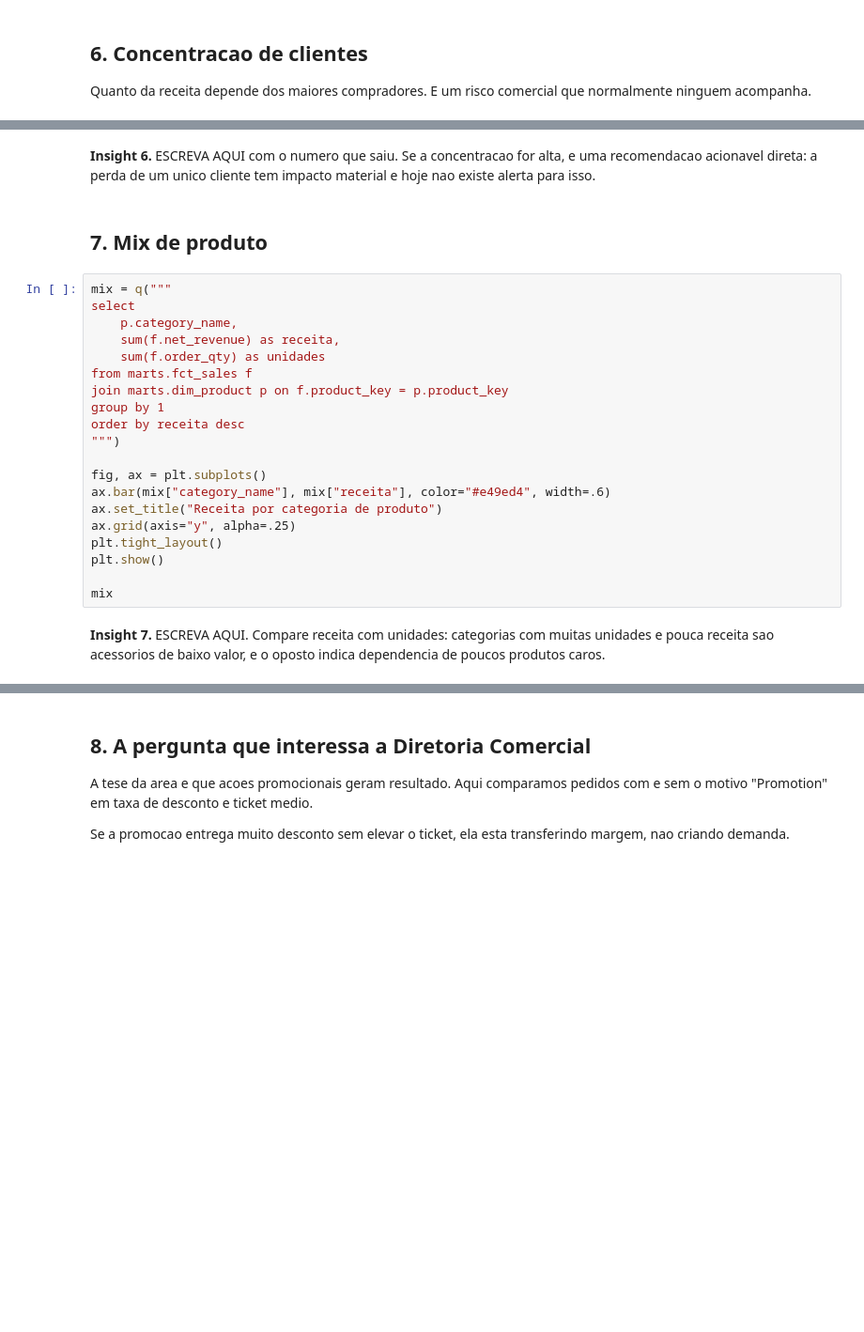
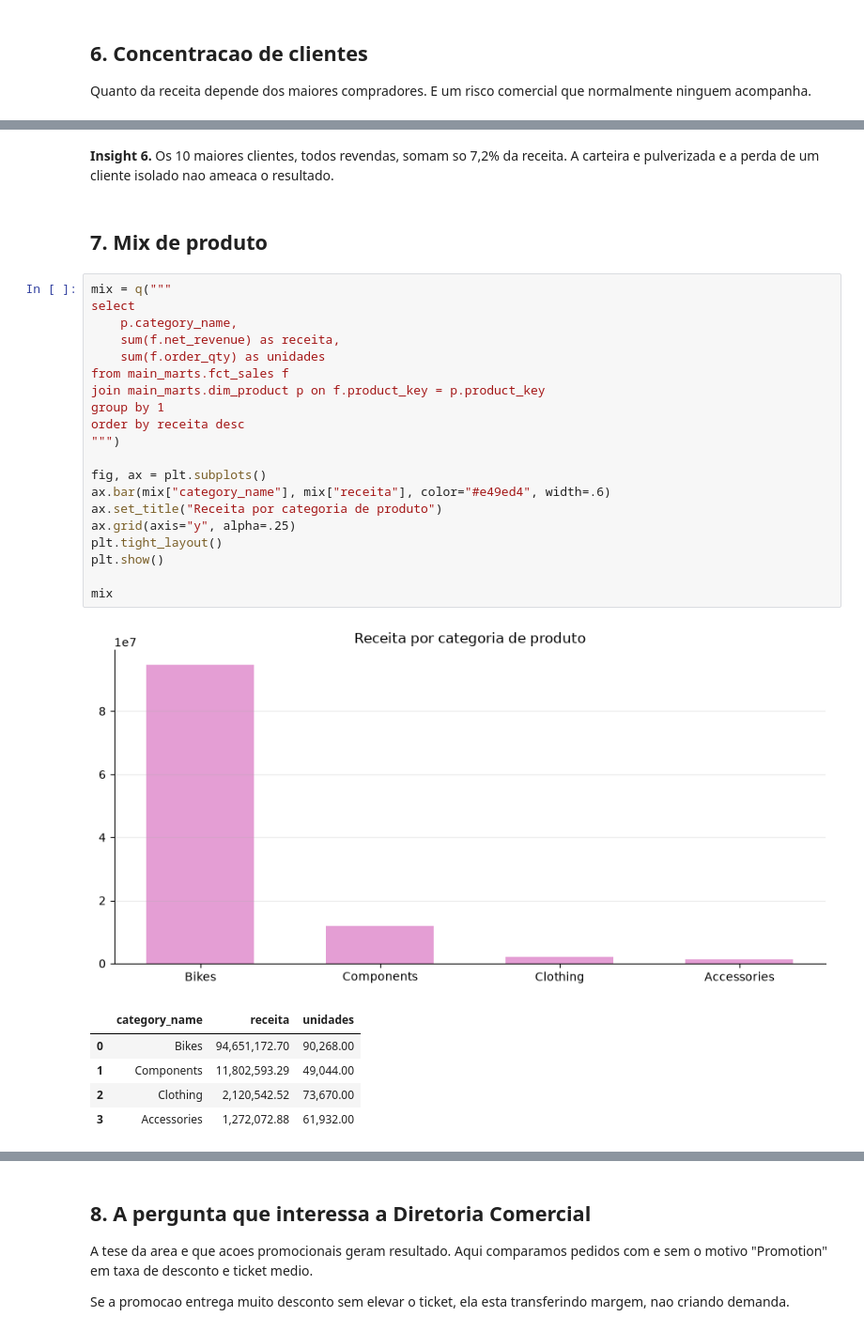
Before and after one commit to m4cneto/ae_certification_2026, a Jupyter notebook: analise/eda.ipynb, the cells around one changed output, grey strips where cells are left out. Shown at 94% size. Drawn from its saved outputs; the diff is of its cells as text; blank space fills up the shorter version.

```diff
--- a/analise/eda.ipynb
+++ b/analise/eda.ipynb
@@ -189,30 +223,31 @@ top_clientes
-# %% [markdown]
-**Insight 6.** ESCREVA AQUI com o numero que saiu. Se a concentracao for alta,
-e uma recomendacao acionavel direta: a perda de um unico cliente tem impacto
-material e hoje nao existe alerta para isso.
+# %% [markdown]
+**Insight 6.** Os 10 maiores clientes, todos revendas, somam so 7,2% da receita. A carteira e pulverizada e a perda de um cliente isolado nao ameaca o resultado.
 # %% [markdown]
 ## 7. Mix de produto
 # %%
 mix = q("""
 select
     p.category_name,
     sum(f.net_revenue) as receita,
     sum(f.order_qty) as unidades
-from marts.fct_sales f
-join marts.dim_product p on f.product_key = p.product_key
+from main_marts.fct_sales f
+join main_marts.dim_product p on f.product_key = p.product_key
 group by 1
 order by receita desc
 """)
 
 fig, ax = plt.subplots()
 ax.bar(mix["category_name"], mix["receita"], color="#e49ed4", width=.6)
 ax.set_title("Receita por categoria de produto")
 ax.grid(axis="y", alpha=.25)
 plt.tight_layout()
 plt.show()
 
 mix
+# %% [output]
+[figure, added]
+|  | category_name | receita | unidades |
+| 0 | Bikes | 94,651,172.70 | 90,268.00 |
+| 1 | Components | 11,802,593.29 | 49,044.00 |
+| 2 | Clothing | 2,120,542.52 | 73,670.00 |
+| 3 | Accessories | 1,272,072.88 | 61,932.00 |
-# %% [markdown]
-**Insight 7.** ESCREVA AQUI. Compare receita com unidades: categorias com muitas
-unidades e pouca receita sao acessorios de baixo valor, e o oposto indica
-dependencia de poucos produtos caros.
```
Also changed, not shown: parts of 25 cells of this notebook, 7 other files.
